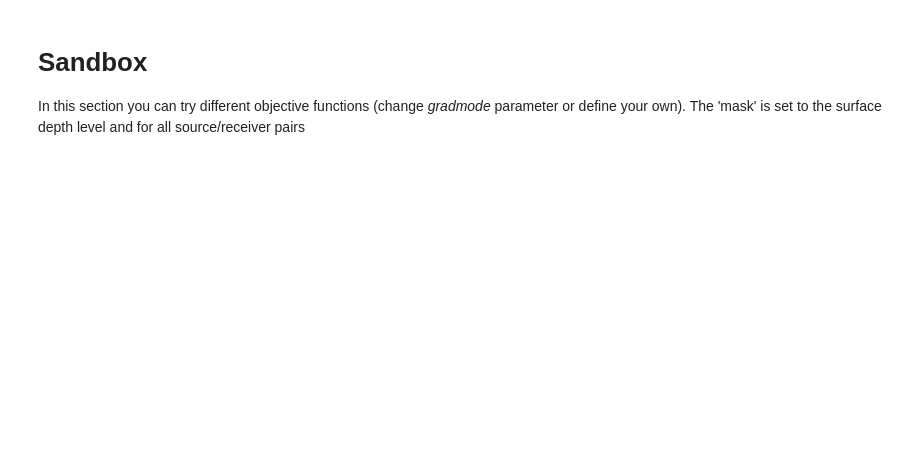
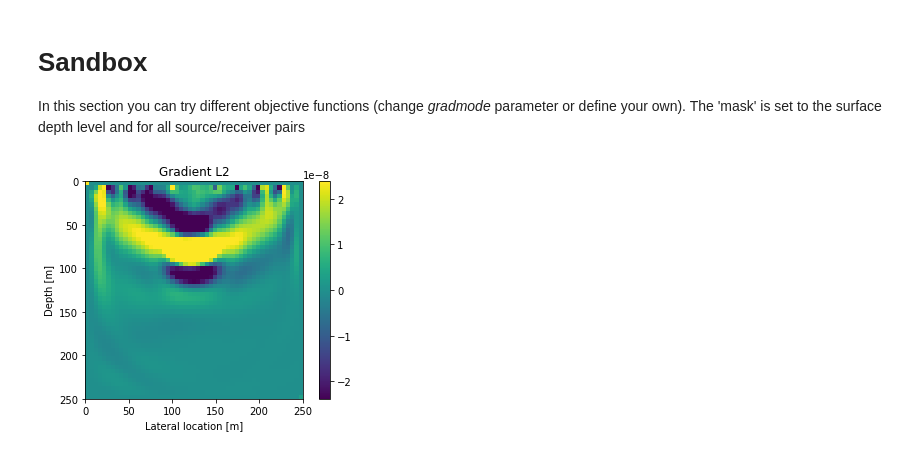
Before and after one commit to GeoMarky/tf2demo, a Jupyter notebook: tf2fwi.ipynb, the cells around one changed output. Saved outputs shown, nothing was run; the diff lists cells and outputs as text; code cells hidden in the pictures; blank space fills up the shorter version.

```diff
--- a/tf2fwi.ipynb
+++ b/tf2fwi.ipynb
@@ -230,58 +230,81 @@ plt.show()
 
 In this section you can try different objective functions (change *gradmode* parameter or define your own). The 'mask' is set to the surface depth level and for all source/receiver pairs
 # %%
-with tf.GradientTape() as tape:
+with tf.GradientTape(persistent=True) as tape:
   Pmod=fd(P,C,dt_mod,dx)
   Res=Pobs-Pmod
-  for si in range(ns):
-      plt.title('Residual')
-      plt.imshow(np.transpose(Res[si,:,0,:].numpy()),aspect='auto')
-      plt.pause(0.1)
 
   #loss=tf.reduce_mean(Pmask*Pmask*Res*Res)
   #print(Res.shape)
   A=tf.signal.rfft(Pobs)
   B=tf.signal.rfft(Pmod)
 
   p_msk = np.zeros([ns,nx,nz,nt],dtype=np.float32)
   p_msk_z = np.zeros([ns,nx,nz,round(nt/2)+1],dtype=np.complex64)
   p_msk[:,:,1,:]=1##s-x-z-t
   p_msk_z[:,:,1,:]=1##s-x-z-f
   Pmask = tf.Variable(p_msk)
   Pmask_z = tf.Variable(p_msk_z)
 
-  gradmode=0
+  #gradmode=2
 
   ##STANDARD RESIDUAL L2
-  if gradmode==0:
-      loss=tf.reduce_mean(Pmask_z*(A-B)*tf.math.conj(A-B))
-      plt.title('Gradient L2')
+  loss_l2=tf.reduce_mean(Pmask_z*(A-B)*tf.math.conj(A-B))
+  ##STANDARD RESIDUAL L1
+  loss_l1=tf.reduce_mean(tf.math.abs(Pmask_z*(A-B)))
+  ##CROSS-CORRELATION (TO MAXIMIZE)
+  CC=Pmask_z*(A)*tf.math.conj(B)
+  loss_cc=tf.reduce_mean(tf.math.abs(CC))
+  #PHASE ONLY (Alkhalifah & Yunseok Choi 2012)
+  A_ph=(A-tf.roll(A,shift=1,axis=3))*tf.math.conj(A)/(tf.math.conj(A)*A+0.01)
+  B_ph=(B-tf.roll(B,shift=1,axis=3))*tf.math.conj(B)/(tf.math.conj(B)*B+0.01)
+  loss_ph=tf.reduce_mean(tf.math.real(Pmask_z)*tf.math.abs(A_ph-B_ph))
 
-  ##STANDARD RESIDUAL L1 ?
-  if gradmode==1:
-      loss=tf.reduce_mean(tf.math.abs(Pmask_z*(A-B)))
-      plt.title('Gradient L1')
 
-  ##CROSS-CORRELATION (TO MAXIMIZE)
-  if gradmode==2:
-      CC=Pmask_z*(A)*tf.math.conj(B)
-      loss=tf.reduce_mean(tf.math.abs(CC))
-      clip=0.001
-      plt.title('Cross-correlation based gradient')
-
-  #PHASE ONLY (Alkhalifah & Yunseok Choi 2012)
-  if gradmode==3:
-      A=(A-tf.roll(A,shift=1,axis=3))*tf.math.conj(A)/(tf.math.conj(A)*A+0.01)
-      B=(B-tf.roll(B,shift=1,axis=3))*tf.math.conj(B)/(tf.math.conj(B)*B+0.01)
-      loss=tf.reduce_mean(tf.math.real(Pmask_z)*tf.math.abs(A-B))
-      plt.title('gradient using only phase mismatch')
-
-grad=tape.gradient(loss,C)
-print(grad.shape)
+grad=tape.gradient(loss_l2,C)
 im1=plt.imshow(np.real(np.transpose(grad.numpy())),aspect='equal',extent=[0,dx*(nx-1),dz*(nz-1),0])
 plt.axis([0,(nx-1)*dx,(nz-1)*dz,0])
 plt.xlabel('Lateral location [m]')
 plt.ylabel('Depth [m]')
 plt.colorbar()
+clip=0.1
 im1.set_clim(-clip*np.max(np.abs(grad.numpy())),clip*np.max(np.abs(grad.numpy())))
+plt.title('Gradient L2')
+
 plt.show()
+
+grad=tape.gradient(loss_l1,C)
+im1=plt.imshow(np.real(np.transpose(grad.numpy())),aspect='equal',extent=[0,dx*(nx-1),dz*(nz-1),0])
+plt.axis([0,(nx-1)*dx,(nz-1)*dz,0])
+plt.xlabel('Lateral location [m]')
+plt.ylabel('Depth [m]')
+plt.colorbar()
+clip=0.1
+im1.set_clim(-clip*np.max(np.abs(grad.numpy())),clip*np.max(np.abs(grad.numpy())))
+plt.title('Gradient L1')
+
+plt.show()
+
+grad=tape.gradient(loss_cc,C)
+im1=plt.imshow(np.real(np.transpose(grad.numpy())),aspect='equal',extent=[0,dx*(nx-1),dz*(nz-1),0])
+plt.axis([0,(nx-1)*dx,(nz-1)*dz,0])
+plt.xlabel('Lateral location [m]')
+plt.ylabel('Depth [m]')
+plt.colorbar()
+clip=0.001
+im1.set_clim(-clip*np.max(np.abs(grad.numpy())),clip*np.max(np.abs(grad.numpy())))
+plt.title('Gradient Cross-correlation')
+plt.show()
+grad=tape.gradient(loss_ph,C)
+im1=plt.imshow(np.real(np.transpose(grad.numpy())),aspect='equal',extent=[0,dx*(nx-1),dz*(nz-1),0])
+plt.axis([0,(nx-1)*dx,(nz-1)*dz,0])
+plt.xlabel('Lateral location [m]')
+plt.ylabel('Depth [m]')
+plt.colorbar()
+clip=0.1
+im1.set_clim(-clip*np.max(np.abs(grad.numpy())),clip*np.max(np.abs(grad.numpy())))
+plt.title('Gradient Phase-only')
+
+plt.show()
+# %% [output]
+[figure, added]
```
Also changed, not shown: parts of 4 cells of this notebook.
